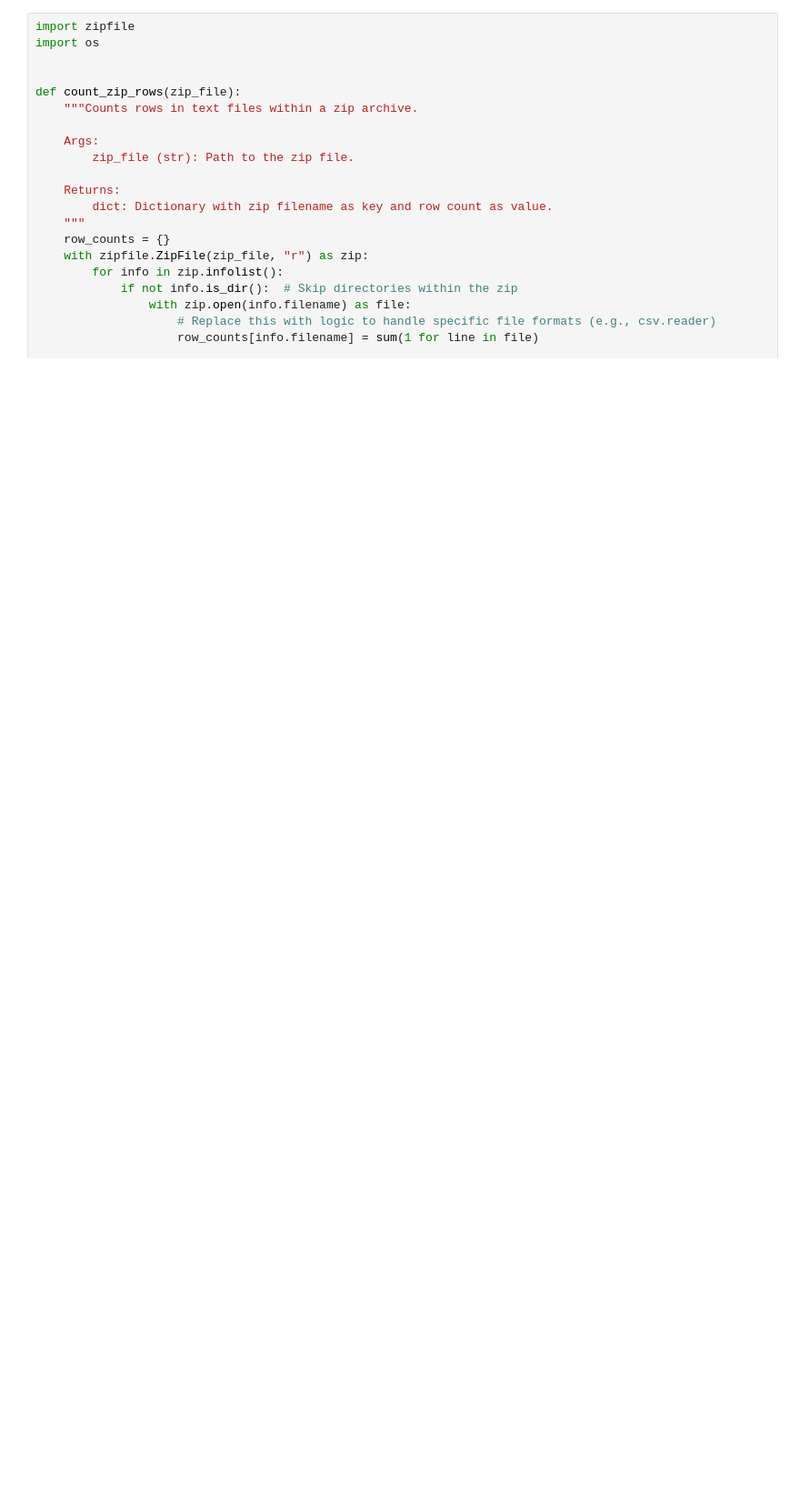
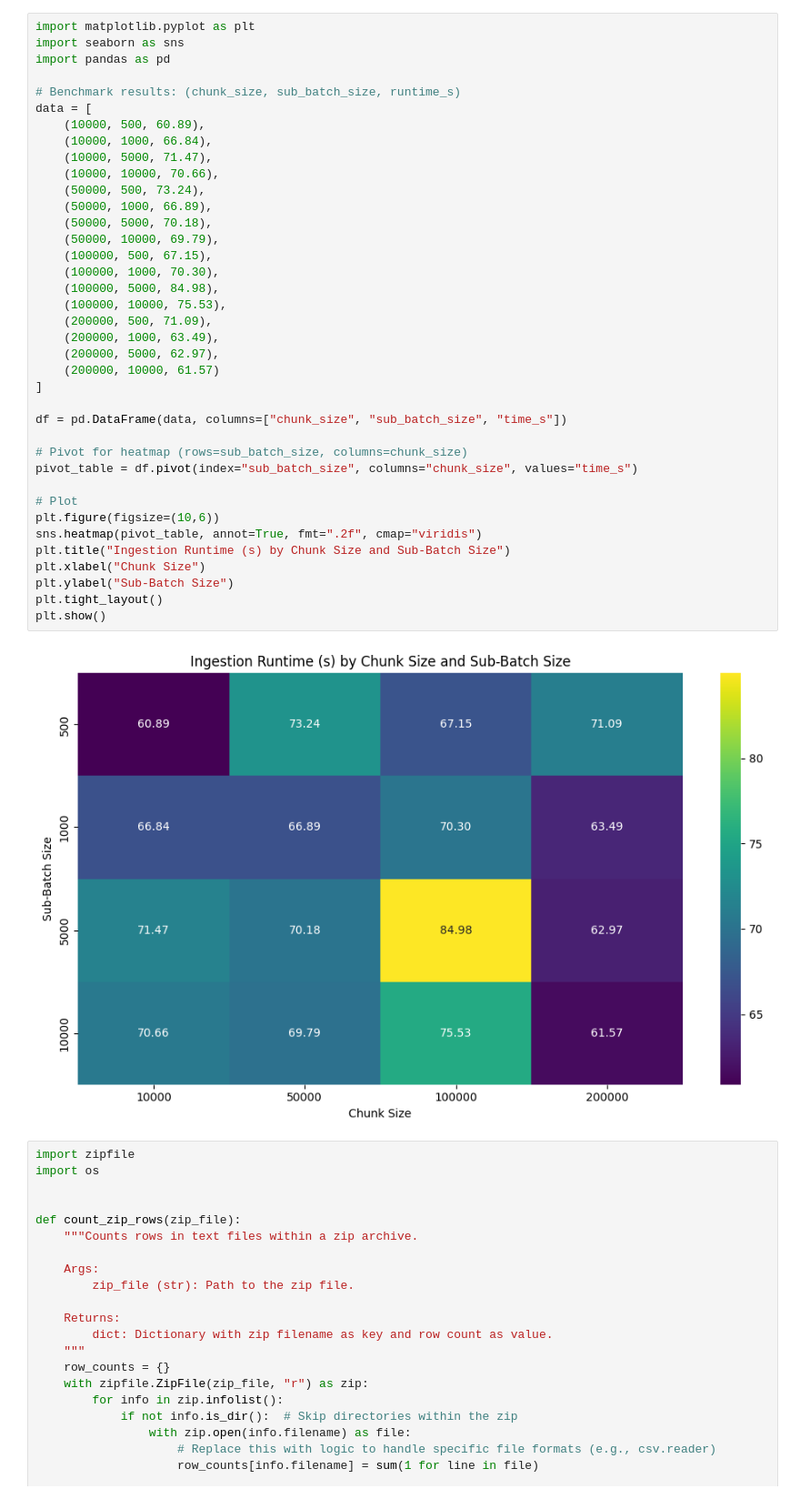
Before and after one commit to brunolnetto/scrapper-rf-cnpj, a Jupyter notebook: lab/main.ipynb, the cells around one changed output. Shown at 91% size. Drawn from its saved outputs; the diff is of its cells as text; blank space fills up the shorter version.

```diff
--- a/lab/main.ipynb
+++ b/lab/main.ipynb
@@ -1,3 +1,43 @@
+# %%
+import matplotlib.pyplot as plt
+import seaborn as sns
+import pandas as pd
+
+# Benchmark results: (chunk_size, sub_batch_size, runtime_s)
+data = [
+    (10000, 500, 60.89),
+    (10000, 1000, 66.84),
+    (10000, 5000, 71.47),
+    (10000, 10000, 70.66),
+    (50000, 500, 73.24),
+    (50000, 1000, 66.89),
+    (50000, 5000, 70.18),
+    (50000, 10000, 69.79),
+    (100000, 500, 67.15),
+    (100000, 1000, 70.30),
+    (100000, 5000, 84.98),
+    (100000, 10000, 75.53),
+    (200000, 500, 71.09),
+    (200000, 1000, 63.49),
+    (200000, 5000, 62.97),
+    (200000, 10000, 61.57)
+]
+
+df = pd.DataFrame(data, columns=["chunk_size", "sub_batch_size", "time_s"])
+
+# Pivot for heatmap (rows=sub_batch_size, columns=chunk_size)
+pivot_table = df.pivot(index="sub_batch_size", columns="chunk_size", values="time_s")
+
+# Plot
+plt.figure(figsize=(10,6))
+sns.heatmap(pivot_table, annot=True, fmt=".2f", cmap="viridis")
+plt.title("Ingestion Runtime (s) by Chunk Size and Sub-Batch Size")
+plt.xlabel("Chunk Size")
+plt.ylabel("Sub-Batch Size")
+plt.tight_layout()
+plt.show()
+# %% [output]
+[figure, added]
 # %%
 import zipfile
 import os
```
Also changed, not shown: 4 other files.
